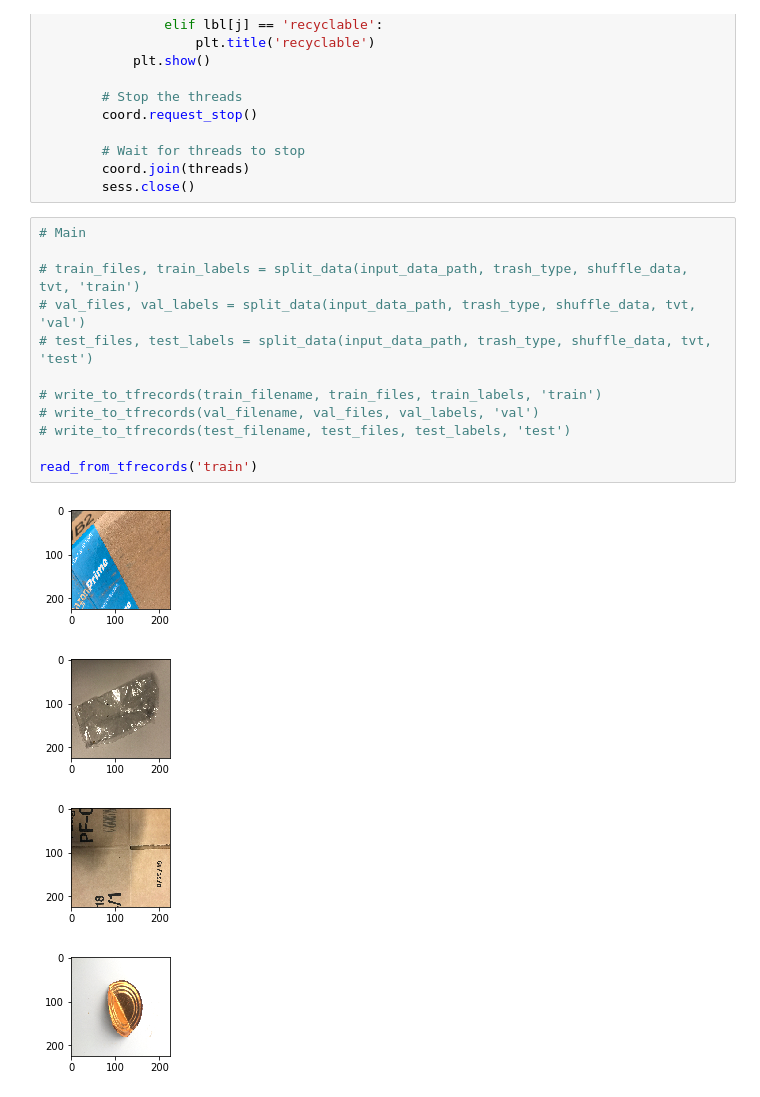
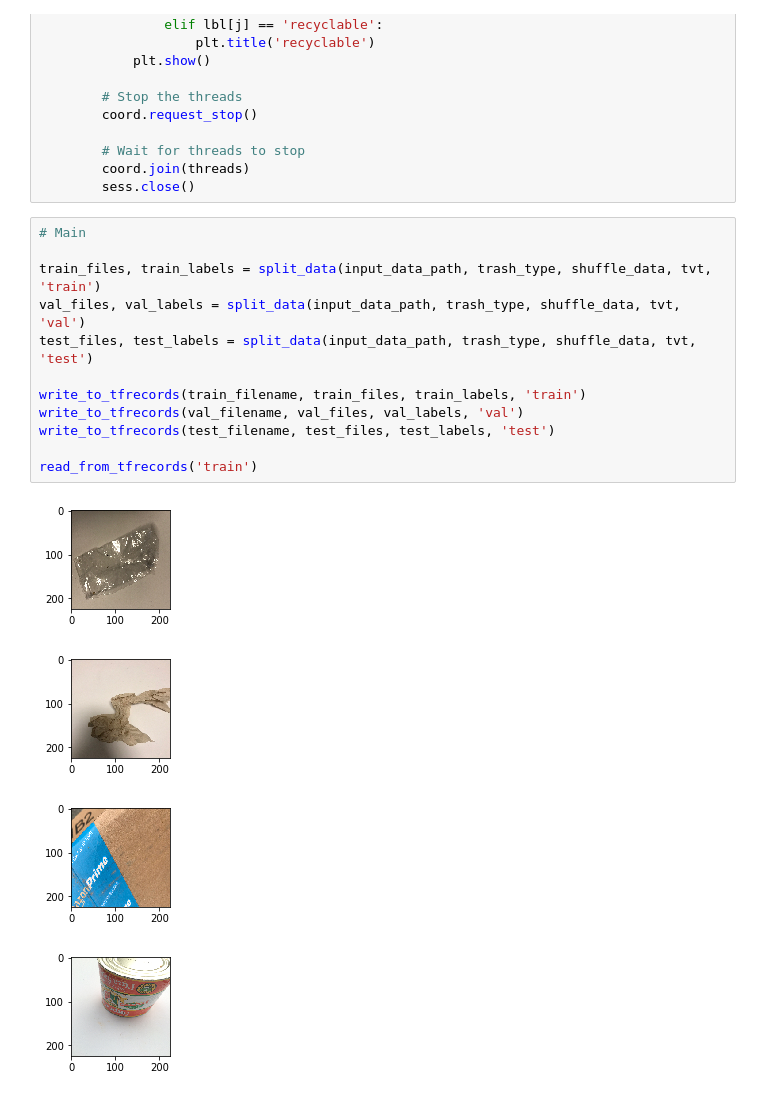
Before and after one commit to phgupta/Trash-Classification, a Jupyter notebook: main.ipynb, the cells around one changed output. Cells and saved outputs as stored; diff of their text form.

```diff
--- a/main.ipynb
+++ b/main.ipynb
@@ -160,17 +160,17 @@ def read_from_tfrecords(tvt):
 # %%
 # Main
 
-# train_files, train_labels = split_data(input_data_path, trash_type, shuffle_data, tvt, 'train')
-# val_files, val_labels = split_data(input_data_path, trash_type, shuffle_data, tvt, 'val')
-# test_files, test_labels = split_data(input_data_path, trash_type, shuffle_data, tvt, 'test')
+train_files, train_labels = split_data(input_data_path, trash_type, shuffle_data, tvt, 'train')
+val_files, val_labels = split_data(input_data_path, trash_type, shuffle_data, tvt, 'val')
+test_files, test_labels = split_data(input_data_path, trash_type, shuffle_data, tvt, 'test')
 
-# write_to_tfrecords(train_filename, train_files, train_labels, 'train')
-# write_to_tfrecords(val_filename, val_files, val_labels, 'val')
-# write_to_tfrecords(test_filename, test_files, test_labels, 'test')
+write_to_tfrecords(train_filename, train_files, train_labels, 'train')
+write_to_tfrecords(val_filename, val_files, val_labels, 'val')
+write_to_tfrecords(test_filename, test_files, test_labels, 'test')
 
 read_from_tfrecords('train')
 # %% [output]
-[figure, old version]
+[figure, new version]
-[figure, old version]
+[figure, new version]
-[figure, old version]
+[figure, new version]
-[figure, old version]
+[figure, new version]
```
Also changed, not shown: 15 other files.
